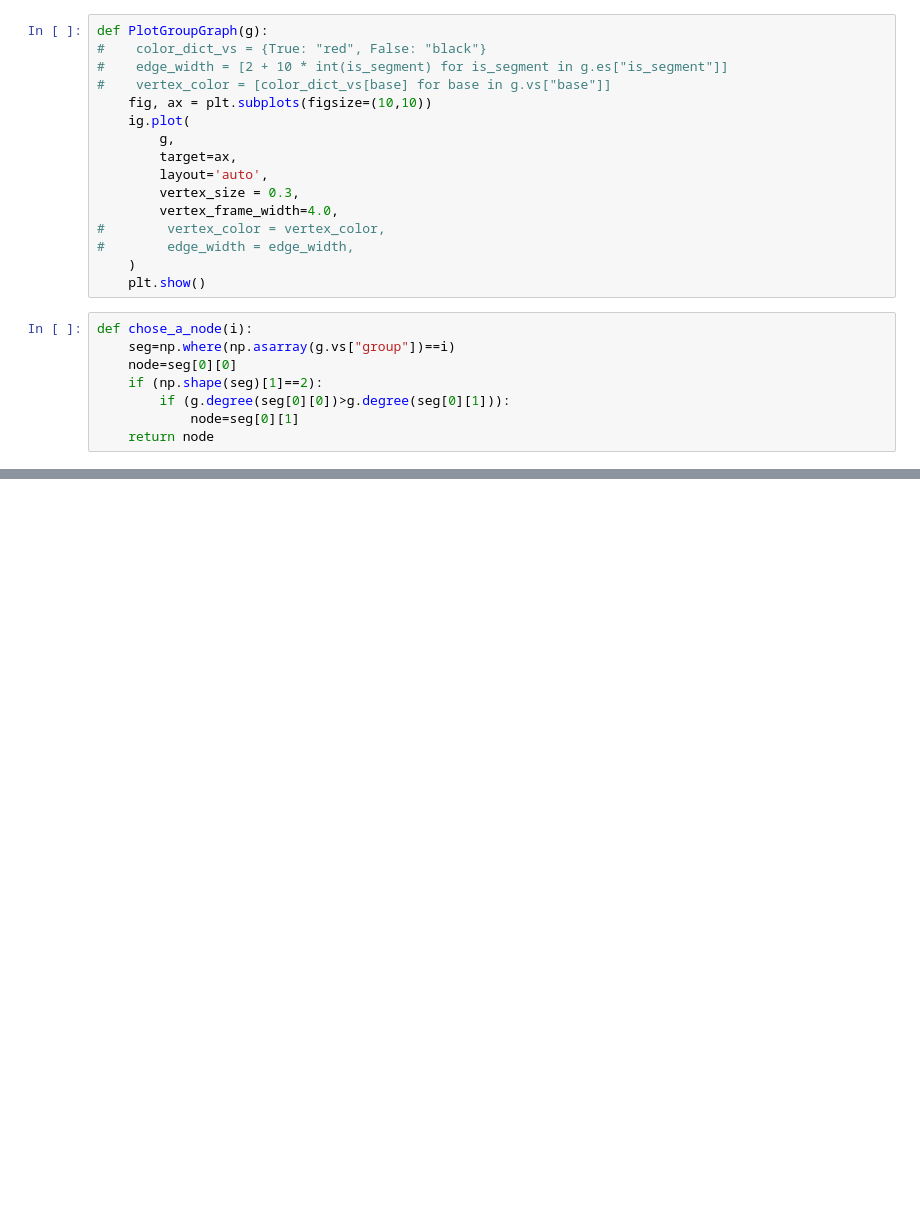
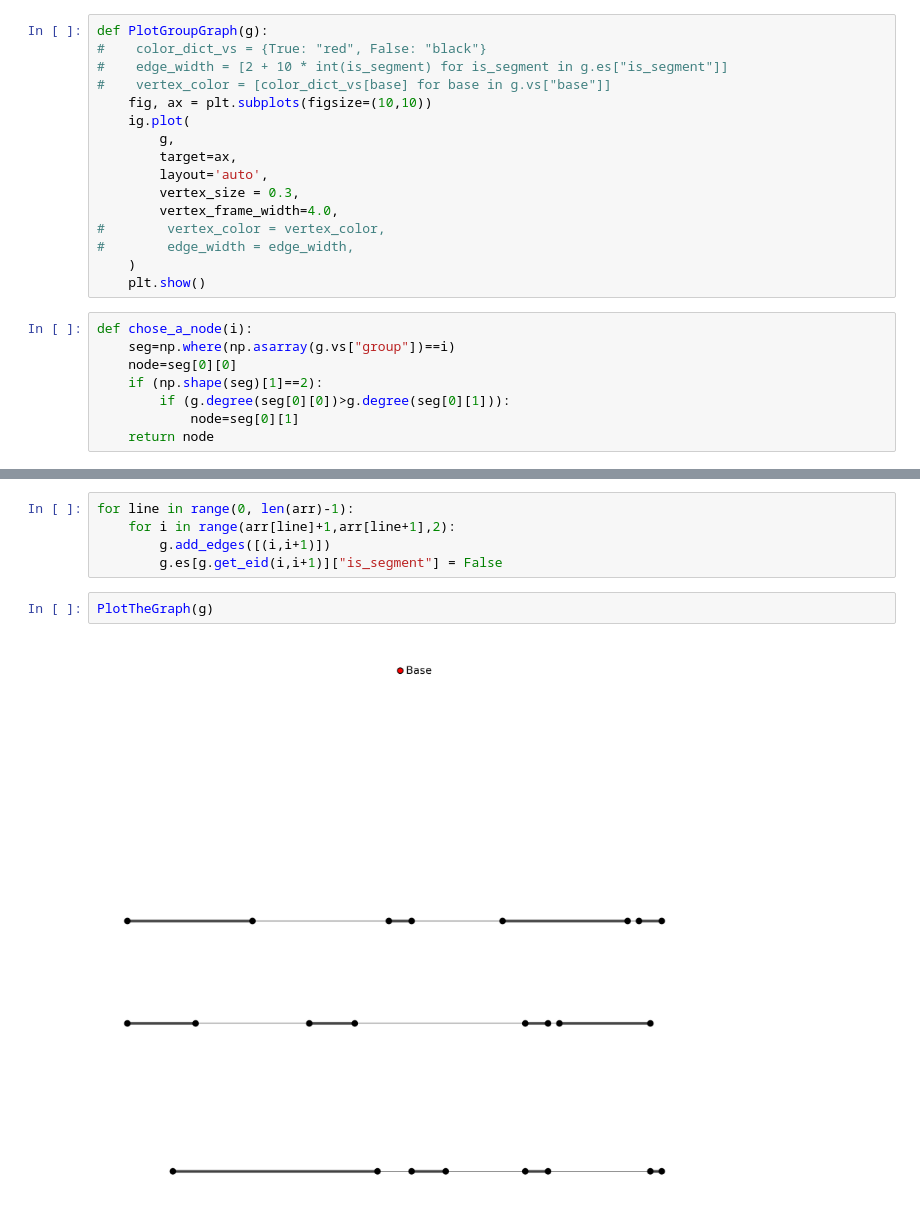
Before and after one commit to etsi-galgo/Graph-Covering, a Jupyter notebook: group_connection.ipynb, the cells around one changed output, grey strips where cells are left out. Cells and saved outputs as stored; diff of their text form; blank space fills up the shorter version.

```diff
--- a/group_connection.ipynb
+++ b/group_connection.ipynb
@@ -143,2 +158,11 @@ def chose_a_node(i):
+# %%
+for line in range(0, len(arr)-1):
+    for i in range(arr[line]+1,arr[line+1],2):
+        g.add_edges([(i,i+1)])
+        g.es[g.get_eid(i,i+1)]["is_segment"] = False
+# %%
+PlotTheGraph(g)
+# %% [output]
+[figure, added]
 # %%
 k = np.asarray(g_group.degree())
```
Also changed, not shown: parts of 18 cells of this notebook.
